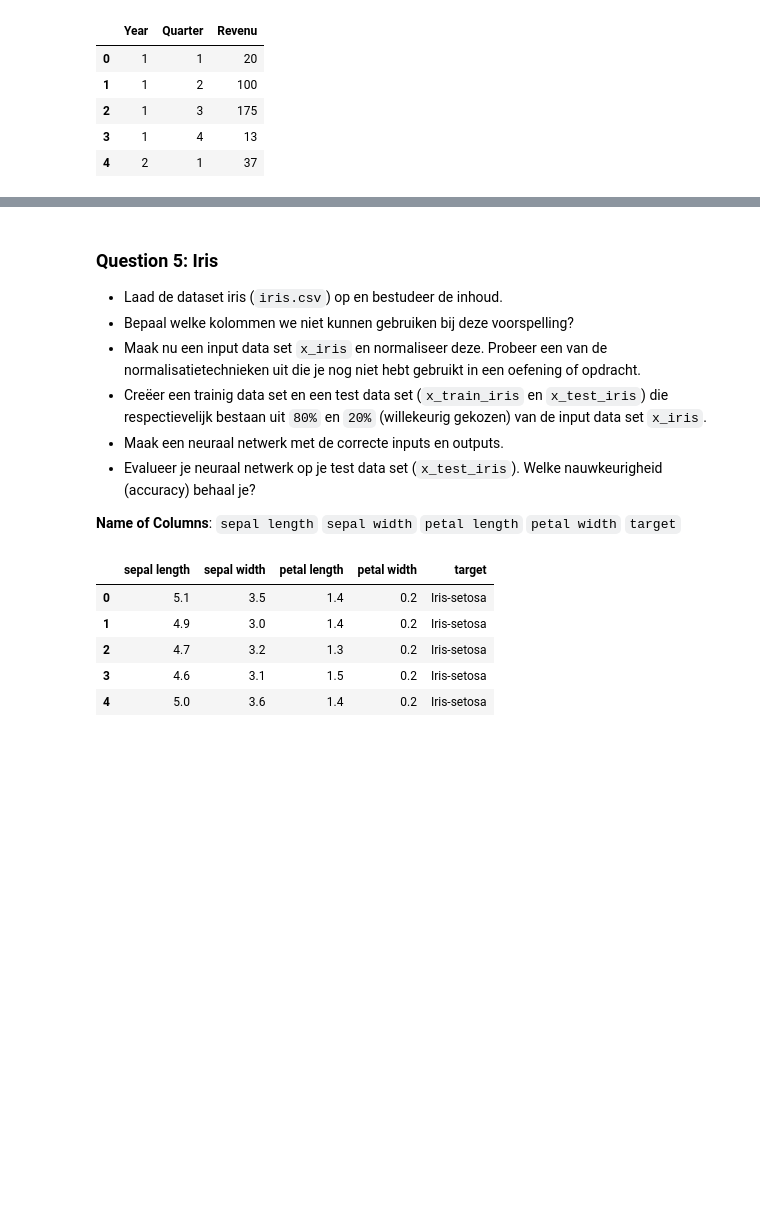
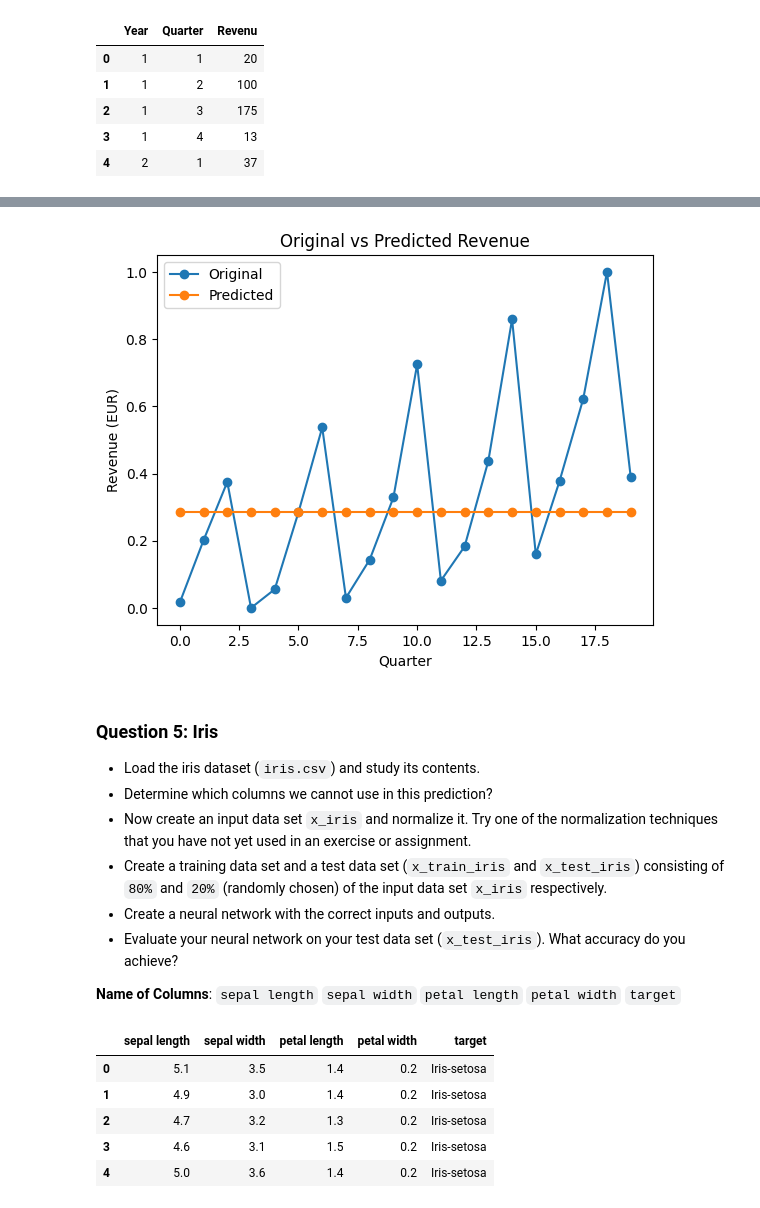
Before and after one commit to EliasDeHondt/DataScience2, a Jupyter notebook: W22P4/Exercises Neural Networks.ipynb, the cells around one changed output, grey strips where cells are left out. Cells and saved outputs as stored; diff of their text form; code cells hidden in the pictures; blank space fills up the shorter version.

```diff
--- a/W22P4/Exercises Neural Networks.ipynb
+++ b/W22P4/Exercises Neural Networks.ipynb
@@ -248,6 +253,6 @@ Prediction: [[0.728188   0.27181205]]
 # %%
 # 1
-forcastDemo = pd.read_csv('../Data/Forcastdemo.csv', delimiter=';')
+forcastDemo = pd.read_csv('../Data/ForcastDemo.csv', delimiter=';')
 display(forcastDemo.head())
 # %% [output]
 |  | Year | Quarter | Revenu |
@@ -260,0 +269,30 @@ display(forcastDemo.head())
+# %%
+# 3
+x_forcast = forcastDemo[['Year', 'Quarter']]                                                                # Get the input
+y_forcast = forcastDemo[['Revenu']]                                                                         # Get the output
+
+y_forcast_norm = (y_forcast - y_forcast.min()) / (y_forcast.max() - y_forcast.min())                       # Normalization of the output
+# %%
+# 4
+inputs_forcast = Input(shape=(2,))
+x_for = Dense(4, activation='relu')(inputs_forcast)
+x_for = Dense(8, activation='relu')(x_for)
+x_for = Dense(16, activation='relu')(x_for)
+x_for = Dense(8, activation='relu')(x_for)
+x_for = Dense(4, activation='relu')(x_for)
+x_for = Dense(2, activation='relu')(x_for)
+outputs_forcast = Dense(1, activation='linear')(x_for) # Activation=linear for regression (no activation)
+
+model_forcast = Model(inputs_forcast, outputs_forcast, name='Forcast_NN')
+
+lr = 0.001  # Learning rate
+model_forcast.compile(optimizer=RMSprop(learning_rate=lr),
+                      loss=keras.losses.MeanAbsoluteError(),
+                      metrics=[keras.metrics.MeanAbsolutePercentageError()])
+# %%
+history_forcast = model_forcast.fit(
+                                    x_forcast,
+                                    y_forcast_norm,
+                                    epochs=1000,
+                                    callbacks=[PlotLossesKeras()],
+                                    verbose=False)
@@ -260,0 +331,12 @@ display(forcastDemo.head())
+# %%
+# 5
+predicted=model_forcast.predict(x_forcast)
+plt.figure()
+plt.plot(range(0,len(forcastDemo)), y_forcast_norm, 'o-', label = 'Original')
+plt.plot(range(0,len(forcastDemo)), predicted[:,0], 'o-', label = 'Predicted')
+plt.xlabel('Quarter')
+plt.ylabel('Revenue (EUR)')
+plt.title('Original vs Predicted Revenue')
+plt.legend()
+plt.show()
+# %% [output]
@@ -261,11 +344,12 @@ display(forcastDemo.head())
+[figure, added]
 # %% [markdown]
 ### Question 5: Iris
-- Laad de dataset iris (`iris.csv`) op en bestudeer de inhoud.
-- Bepaal welke kolommen we niet kunnen gebruiken bij deze voorspelling?
-- Maak nu een input data set `x_iris` en normaliseer deze. Probeer een van de normalisatietechnieken uit die je nog niet hebt gebruikt in een oefening of opdracht.
-- Creëer een trainig data set en een test data set (`x_train_iris` en `x_test_iris`) die respectievelijk bestaan uit `80%` en `20%` (willekeurig gekozen) van de input data set `x_iris`.
-- Maak een neuraal netwerk met de correcte inputs en outputs.
-- Evalueer je neuraal netwerk op je test data set (`x_test_iris`). Welke nauwkeurigheid (accuracy) behaal je?
+- Load the iris dataset (`iris.csv`) and study its contents.
+- Determine which columns we cannot use in this prediction?
+- Now create an input data set `x_iris` and normalize it. Try one of the normalization techniques that you have not yet used in an exercise or assignment.
+- Create a training data set and a test data set (`x_train_iris` and `x_test_iris`) consisting of `80%` and `20%` (randomly chosen) of the input data set `x_iris` respectively.
+- Create a neural network with the correct inputs and outputs.
+- Evaluate your neural network on your test data set (`x_test_iris`). What accuracy do you achieve?
 
 **Name of Columns**: `sepal length` `sepal width` `petal length` `petal width` `target`
 # %%
```
Also changed, not shown: parts of 21 cells of this notebook, 2 other files.
